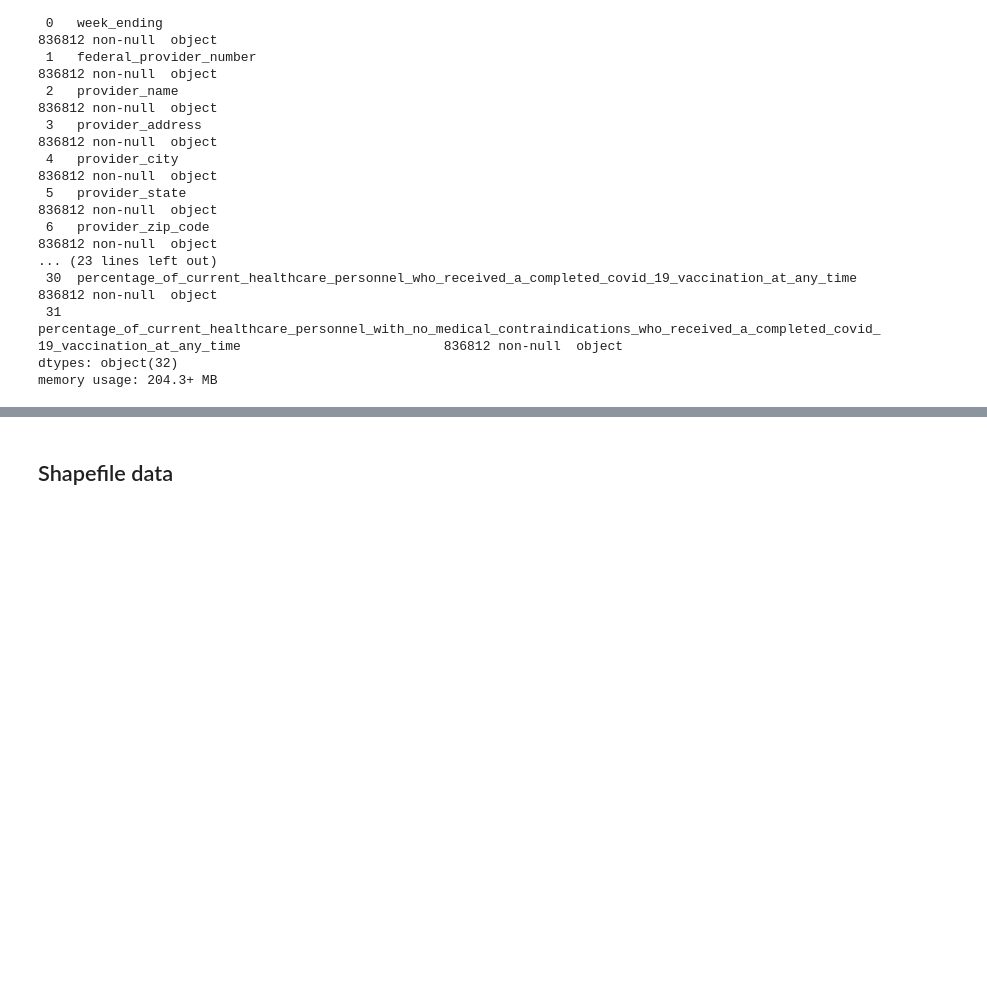
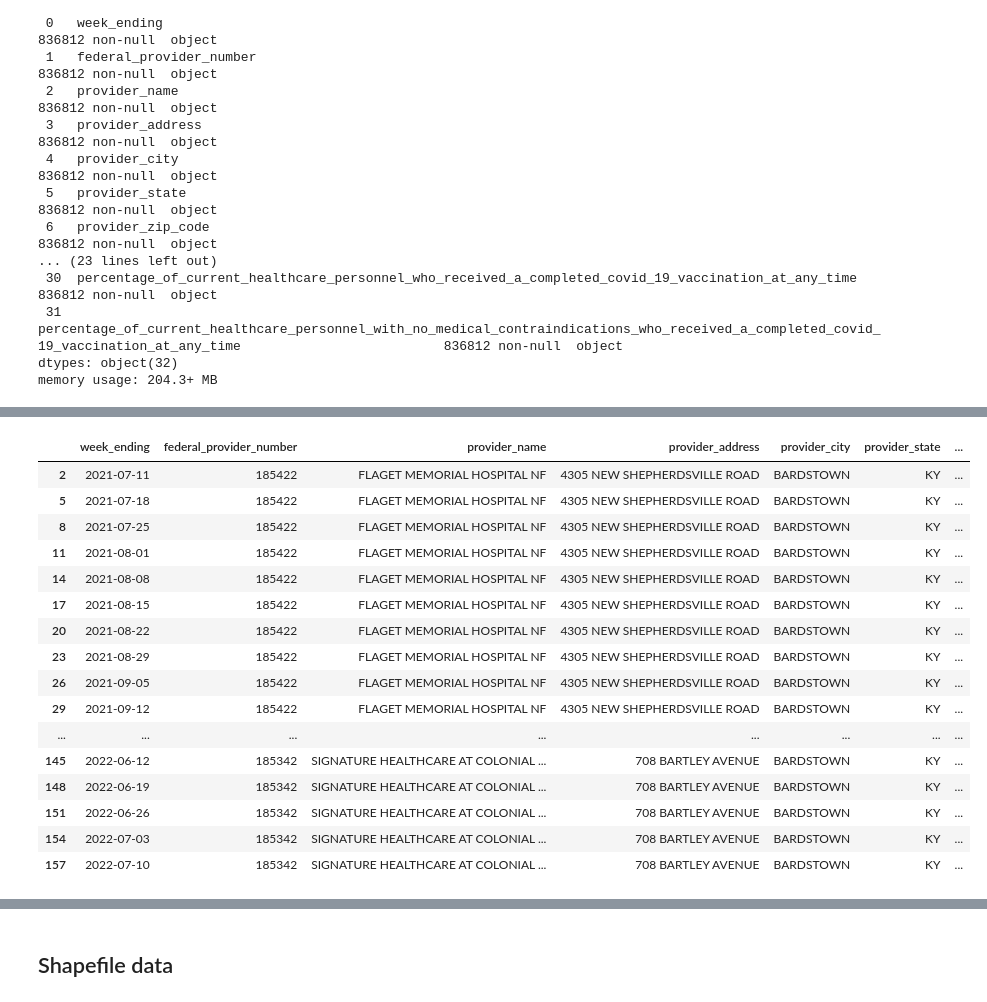
Before and after one commit to sarah-weatherbee/nursing_home, a Jupyter notebook: NH_data_IDA_EDA.ipynb, the cells around one changed output, grey strips where cells are left out. Saved outputs shown, nothing was run; the diff lists cells and outputs as text; code cells hidden in the pictures; blank space fills up the shorter version.

```diff
--- a/NH_data_IDA_EDA.ipynb
+++ b/NH_data_IDA_EDA.ipynb
@@ -101,0 +126,10 @@ nh_all
+# %%
+float_cols = ['num_all_beds','num_occ_beds','res_wk_confirmed_c19','wk_res_confirmed_c19_cases_per_1000','num_staff_new_pos_c19_test','num_res_in_facility','num_res_comp_c19_vax','num_res_offered_declined_cvd_vax','pct_res_comp_c19_vax','num_hcp','num_hcp_comp_c19_vax','num_hcp_offered_declined_c19_vax','pct_hcp_comp_c19_vax']
+
+nh_sub[float_cols]=nh_sub[float_cols].astype('float')
+
+nh_sub['week_ending'] = pd.to_datetime(nh_sub['week_ending'], format='%Y-%m-%d')
+
+# subset to week ending greater than 7-11-21
+nh_sub = nh_sub.loc[nh_sub['week_ending']>='2021-07-11']
+nh_sub.info()
@@ -101,0 +154,6 @@ nh_all
+# %%
+# create week start date col
+nh_sub['week_start'] = nh_sub['week_ending'] - timedelta(days=6)
+# %%
+nh_sub['month_year'] = pd.to_datetime(nh_sub['week_start']).dt.to_period('M')
+nh_sub.head()
@@ -101,0 +275,4 @@ nh_all
+# %%
+#subset to ky
+nh_ky=nh_sub.loc[nh_sub['provider_state']=='KY']
+nh_ky.head()
@@ -101,0 +340,22 @@ nh_all
+# %%
+# subset to nelson county, ky
+nh_ky_cty_nelson = nh_ky.loc[nh_ky.county=='Nelson'].reset_index(drop=True)
+nh_ky_cty_nelson.sort_values(by=['provider_name','week_ending'])
+# %% [output]
+|  | week_ending | federal_provider_number | provider_name | provider_address | provider_city | provider_state | ... |
+| 2 | 2021-07-11 | 185422 | FLAGET MEMORIAL HOSPITAL NF | 4305 NEW SHEPHERDSVILLE ROAD | BARDSTOWN | KY | ... |
+| 5 | 2021-07-18 | 185422 | FLAGET MEMORIAL HOSPITAL NF | 4305 NEW SHEPHERDSVILLE ROAD | BARDSTOWN | KY | ... |
+| 8 | 2021-07-25 | 185422 | FLAGET MEMORIAL HOSPITAL NF | 4305 NEW SHEPHERDSVILLE ROAD | BARDSTOWN | KY | ... |
+| 11 | 2021-08-01 | 185422 | FLAGET MEMORIAL HOSPITAL NF | 4305 NEW SHEPHERDSVILLE ROAD | BARDSTOWN | KY | ... |
+| 14 | 2021-08-08 | 185422 | FLAGET MEMORIAL HOSPITAL NF | 4305 NEW SHEPHERDSVILLE ROAD | BARDSTOWN | KY | ... |
+| 17 | 2021-08-15 | 185422 | FLAGET MEMORIAL HOSPITAL NF | 4305 NEW SHEPHERDSVILLE ROAD | BARDSTOWN | KY | ... |
+| 20 | 2021-08-22 | 185422 | FLAGET MEMORIAL HOSPITAL NF | 4305 NEW SHEPHERDSVILLE ROAD | BARDSTOWN | KY | ... |
+| 23 | 2021-08-29 | 185422 | FLAGET MEMORIAL HOSPITAL NF | 4305 NEW SHEPHERDSVILLE ROAD | BARDSTOWN | KY | ... |
+| 26 | 2021-09-05 | 185422 | FLAGET MEMORIAL HOSPITAL NF | 4305 NEW SHEPHERDSVILLE ROAD | BARDSTOWN | KY | ... |
+| 29 | 2021-09-12 | 185422 | FLAGET MEMORIAL HOSPITAL NF | 4305 NEW SHEPHERDSVILLE ROAD | BARDSTOWN | KY | ... |
+| ... | ... | ... | ... | ... | ... | ... | ... |
+| 145 | 2022-06-12 | 185342 | SIGNATURE HEALTHCARE AT COLONIAL ... | 708 BARTLEY AVENUE | BARDSTOWN | KY | ... |
+| 148 | 2022-06-19 | 185342 | SIGNATURE HEALTHCARE AT COLONIAL ... | 708 BARTLEY AVENUE | BARDSTOWN | KY | ... |
+| 151 | 2022-06-26 | 185342 | SIGNATURE HEALTHCARE AT COLONIAL ... | 708 BARTLEY AVENUE | BARDSTOWN | KY | ... |
+| 154 | 2022-07-03 | 185342 | SIGNATURE HEALTHCARE AT COLONIAL ... | 708 BARTLEY AVENUE | BARDSTOWN | KY | ... |
+| 157 | 2022-07-10 | 185342 | SIGNATURE HEALTHCARE AT COLONIAL ... | 708 BARTLEY AVENUE | BARDSTOWN | KY | ... |
```
Also changed, not shown: parts of 28 cells of this notebook, 1 other file.
